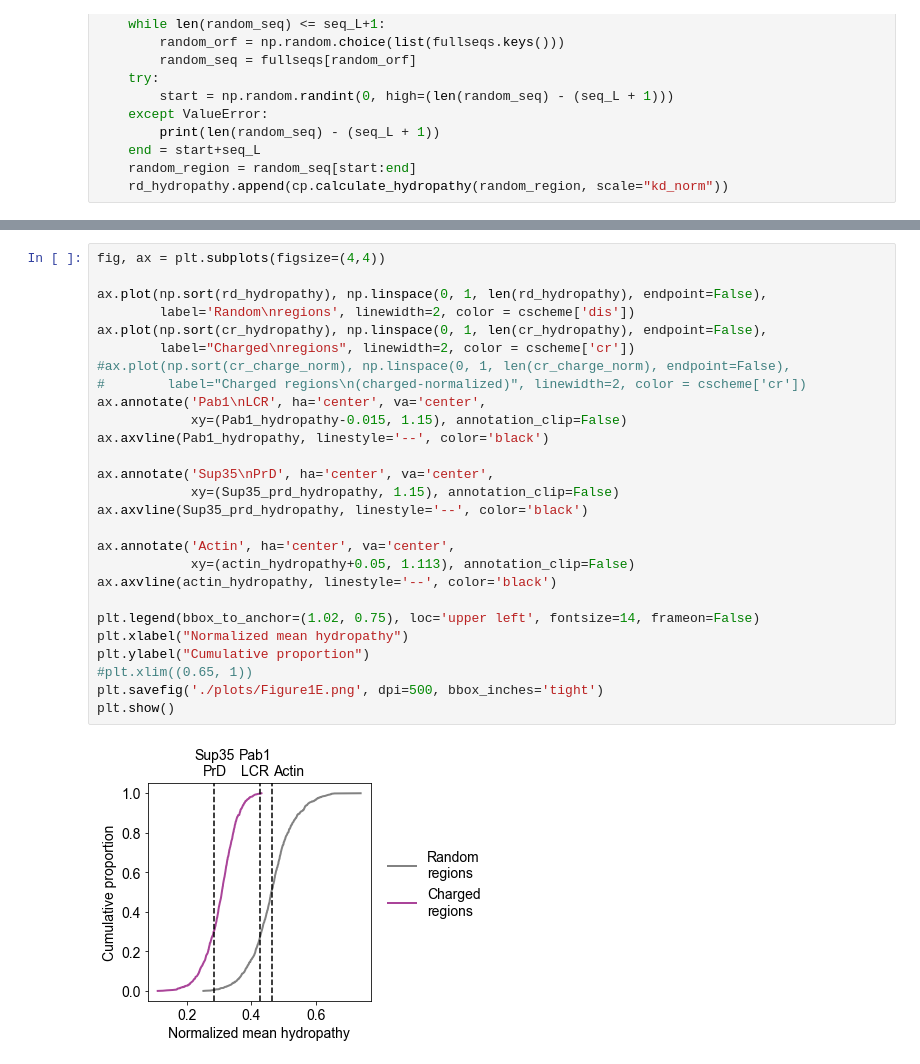
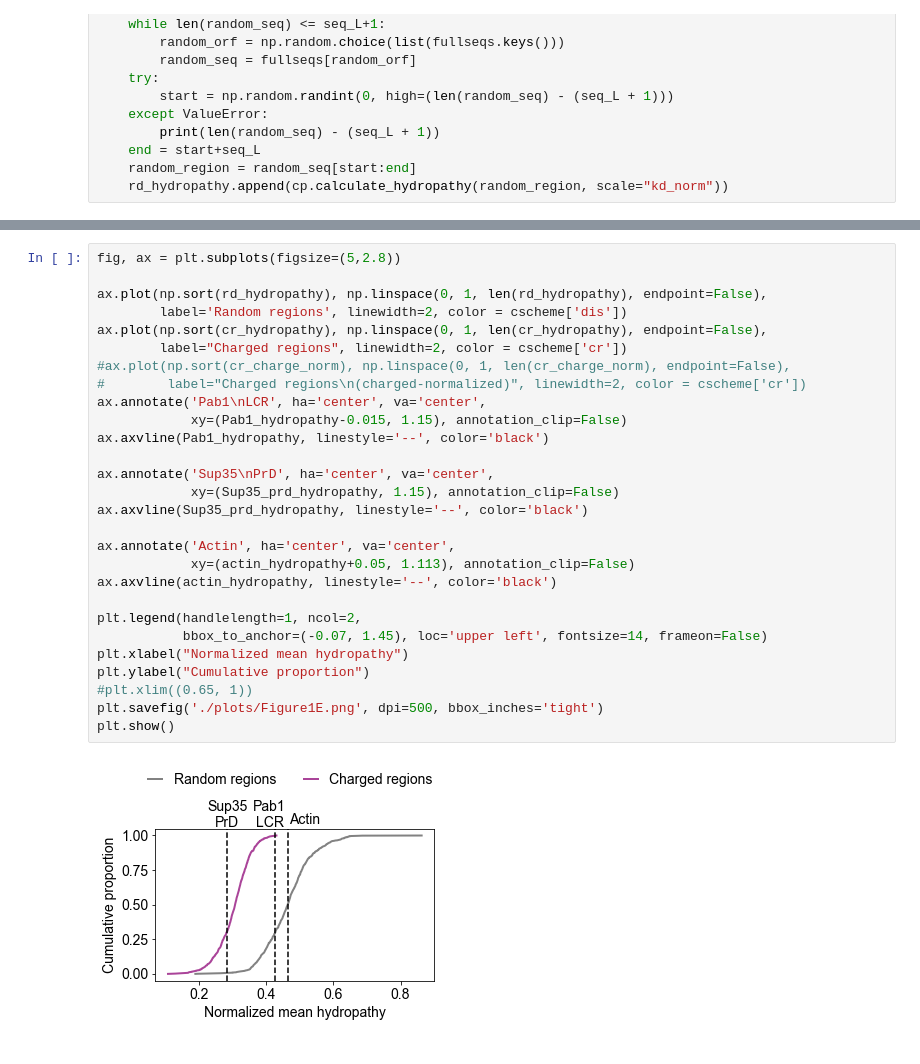
Before and after one commit to rosalindpan/hcrpaper, a Jupyter notebook: figures/Figure1.ipynb, the cells around one changed output, grey strips where cells are left out. Cells and saved outputs as stored; diff of their text form.

```diff
--- a/figures/Figure1.ipynb
+++ b/figures/Figure1.ipynb
@@ -444,29 +445,30 @@ print(actin_hydropathy)
 # %%
-fig, ax = plt.subplots(figsize=(4,4))
+fig, ax = plt.subplots(figsize=(5,2.8))
 
 ax.plot(np.sort(rd_hydropathy), np.linspace(0, 1, len(rd_hydropathy), endpoint=False),
-        label='Random\nregions', linewidth=2, color = cscheme['dis'])
+        label='Random regions', linewidth=2, color = cscheme['dis'])
 ax.plot(np.sort(cr_hydropathy), np.linspace(0, 1, len(cr_hydropathy), endpoint=False),
-        label="Charged\nregions", linewidth=2, color = cscheme['cr'])
+        label="Charged regions", linewidth=2, color = cscheme['cr'])
 #ax.plot(np.sort(cr_charge_norm), np.linspace(0, 1, len(cr_charge_norm), endpoint=False),
 #        label="Charged regions\n(charged-normalized)", linewidth=2, color = cscheme['cr'])
 ax.annotate('Pab1\nLCR', ha='center', va='center',
             xy=(Pab1_hydropathy-0.015, 1.15), annotation_clip=False)
 ax.axvline(Pab1_hydropathy, linestyle='--', color='black')
 
 ax.annotate('Sup35\nPrD', ha='center', va='center',
             xy=(Sup35_prd_hydropathy, 1.15), annotation_clip=False)
 ax.axvline(Sup35_prd_hydropathy, linestyle='--', color='black')
 
 ax.annotate('Actin', ha='center', va='center',
             xy=(actin_hydropathy+0.05, 1.113), annotation_clip=False)
 ax.axvline(actin_hydropathy, linestyle='--', color='black')
 
-plt.legend(bbox_to_anchor=(1.02, 0.75), loc='upper left', fontsize=14, frameon=False)
+plt.legend(handlelength=1, ncol=2,
+           bbox_to_anchor=(-0.07, 1.45), loc='upper left', fontsize=14, frameon=False)
 plt.xlabel("Normalized mean hydropathy")
 plt.ylabel("Cumulative proportion")
 #plt.xlim((0.65, 1))
 plt.savefig('./plots/Figure1E.png', dpi=500, bbox_inches='tight')
 plt.show()
 # %% [output]
-[figure, old version]
+[figure, new version]
```
Also changed, not shown: parts of 6 cells of this notebook, 8 other files.
